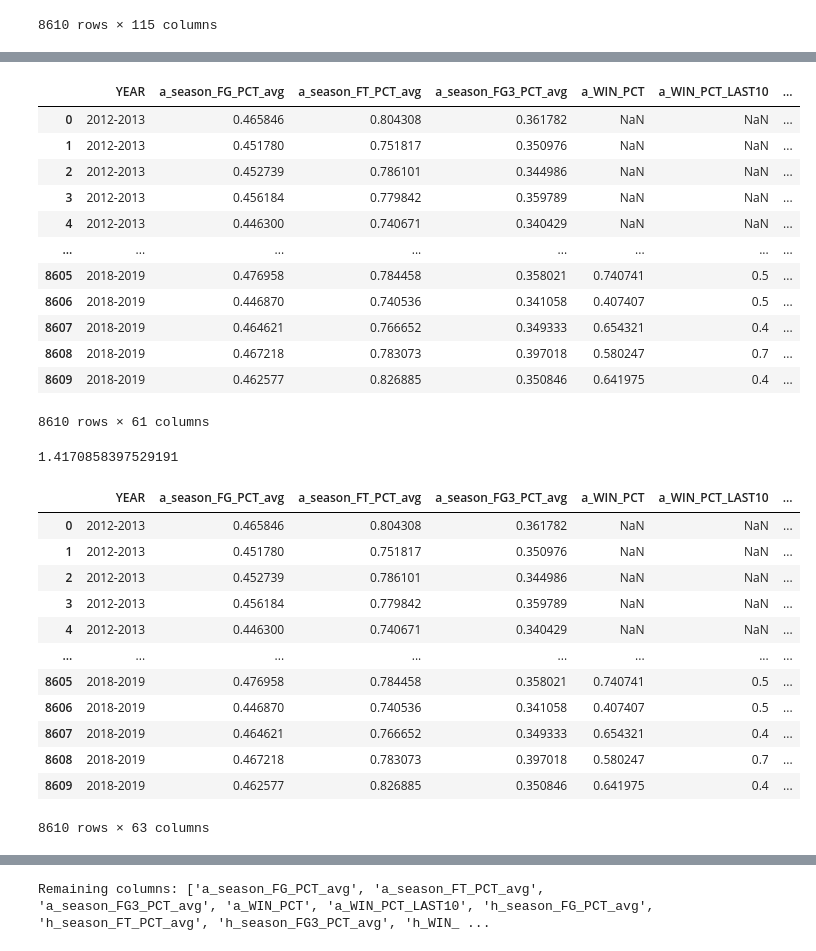
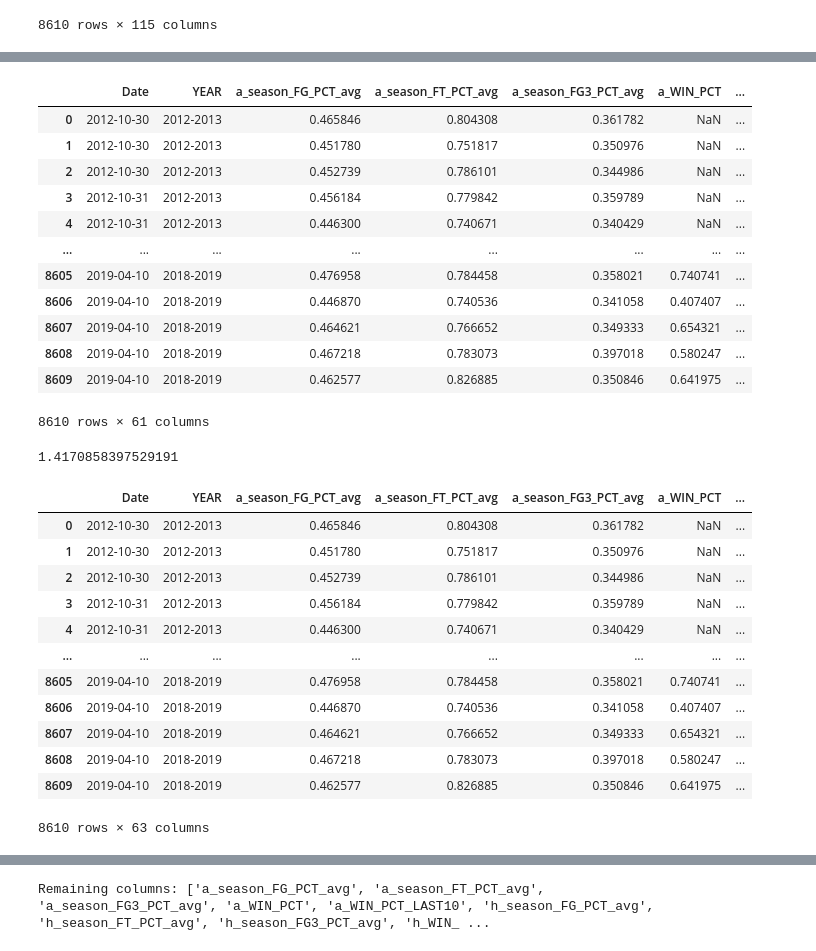
Before and after one commit to lathangregg/DL_project, a Jupyter notebook: notebooks/lathan2.ipynb, the cells around one changed output, grey strips where cells are left out. Cells and saved outputs as stored; diff of their text form; code cells hidden in the pictures.

```diff
--- a/notebooks/lathan2.ipynb
+++ b/notebooks/lathan2.ipynb
@@ -194,10 +174,10 @@ combined_df
 # %%
 columns_to_drop = ['a_FG_PCT', 'a_FT_PCT','a_FG3_PCT', 'a_AST', 'a_REB', 'a_TOV','GAME_ID', 'h_FG_PCT',
                    'h_FT_PCT', 'h_FG3_PCT','h_AST', 'h_REB', 'h_TOV',
-                   'GAME_SEQUENCE', 'Date', 'a_index', 'a_TEAM_ID','h_TEAM_ID', 'a_TEAM_WINS_LOSSES',
+                   'GAME_SEQUENCE', 'a_index', 'a_TEAM_ID','h_TEAM_ID', 'a_TEAM_WINS_LOSSES',
                   'h_TEAM_WINS_LOSSES', 'IS_PLAYOFF_GAME', 'h_index', 'HOME_WIN', 'a_SEASON_GAMES_PLAYED', 'h_SEASON_GAMES_PLAYED',
                   'a_WINS', 'a_LOSSES', 'h_WINS', 'a_SEASON_GAMES_PLAYED', 'h_SEASON_GAMES_PLAYED', 'a_season_PTS_lag', 'a_season_AST_lag',
-                  'a_season_REB_lag', 'a_season_TOV_lag', 'h_season_PTS_lag', 'h_season_AST_lag', 'h_season_REB_lag', 'h_season_TOV_lag', 'GameId',
+                  'a_season_REB_lag', 'a_season_TOV_lag', 'h_season_PTS_lag', 'h_season_AST_lag', 'h_season_REB_lag', 'h_season_TOV_lag',
                   'h_Date', 'h_Team', 'h_OppTeam', 'h_TeamId', 'h_YEAR', 'h_Result', 'h_Total', 'a_Date', 'a_Team', 'a_OppTeam', 'a_TeamId', 'a_YEAR', 'a_Result']
 combined_df = combined_df.drop(columns=columns_to_drop)
 combined_df
@@ -236,20 +216,20 @@ combined_df
 # %%
-cols_to_drop = ['h_PTS', 'a_PTS', 'h_LOSSES', 'h_Spread', 'Total', 'a_Spread']
+cols_to_drop = ['h_PTS', 'a_PTS', 'h_LOSSES', 'h_Spread', 'Total', 'a_Spread', 'a_Pts', 'h_Pts']
 combined_df = combined_df.drop(columns=cols_to_drop)
 combined_df
 # %% [output]
-|  | YEAR | a_season_FG_PCT_avg | a_season_FT_PCT_avg | a_season_FG3_PCT_avg | a_WIN_PCT | a_WIN_PCT_LAST10 | ... |
-| 0 | 2012-2013 | 0.465846 | 0.804308 | 0.361782 | NaN | NaN | ... |
-| 1 | 2012-2013 | 0.451780 | 0.751817 | 0.350976 | NaN | NaN | ... |
-| 2 | 2012-2013 | 0.452739 | 0.786101 | 0.344986 | NaN | NaN | ... |
-| 3 | 2012-2013 | 0.456184 | 0.779842 | 0.359789 | NaN | NaN | ... |
-| 4 | 2012-2013 | 0.446300 | 0.740671 | 0.340429 | NaN | NaN | ... |
+|  | Date | YEAR | a_season_FG_PCT_avg | a_season_FT_PCT_avg | a_season_FG3_PCT_avg | a_WIN_PCT | ... |
+| 0 | 2012-10-30 | 2012-2013 | 0.465846 | 0.804308 | 0.361782 | NaN | ... |
+| 1 | 2012-10-30 | 2012-2013 | 0.451780 | 0.751817 | 0.350976 | NaN | ... |
+| 2 | 2012-10-30 | 2012-2013 | 0.452739 | 0.786101 | 0.344986 | NaN | ... |
+| 3 | 2012-10-31 | 2012-2013 | 0.456184 | 0.779842 | 0.359789 | NaN | ... |
+| 4 | 2012-10-31 | 2012-2013 | 0.446300 | 0.740671 | 0.340429 | NaN | ... |
 | ... | ... | ... | ... | ... | ... | ... | ... |
-| 8605 | 2018-2019 | 0.476958 | 0.784458 | 0.358021 | 0.740741 | 0.5 | ... |
-| 8606 | 2018-2019 | 0.446870 | 0.740536 | 0.341058 | 0.407407 | 0.5 | ... |
-| 8607 | 2018-2019 | 0.464621 | 0.766652 | 0.349333 | 0.654321 | 0.4 | ... |
-| 8608 | 2018-2019 | 0.467218 | 0.783073 | 0.397018 | 0.580247 | 0.7 | ... |
-| 8609 | 2018-2019 | 0.462577 | 0.826885 | 0.350846 | 0.641975 | 0.4 | ... |
+| 8605 | 2019-04-10 | 2018-2019 | 0.476958 | 0.784458 | 0.358021 | 0.740741 | ... |
+| 8606 | 2019-04-10 | 2018-2019 | 0.446870 | 0.740536 | 0.341058 | 0.407407 | ... |
+| 8607 | 2019-04-10 | 2018-2019 | 0.464621 | 0.766652 | 0.349333 | 0.654321 | ... |
+| 8608 | 2019-04-10 | 2018-2019 | 0.467218 | 0.783073 | 0.397018 | 0.580247 | ... |
+| 8609 | 2019-04-10 | 2018-2019 | 0.462577 | 0.826885 | 0.350846 | 0.641975 | ... |
 8610 rows × 61 columns
 # %%
 def moneyline_to_probability(odds):
@@ -284,17 +264,17 @@ combined_df['h_PublicFavorability'].mean()
 # %%
 combined_df
 # %% [output]
-|  | YEAR | a_season_FG_PCT_avg | a_season_FT_PCT_avg | a_season_FG3_PCT_avg | a_WIN_PCT | a_WIN_PCT_LAST10 | ... |
-| 0 | 2012-2013 | 0.465846 | 0.804308 | 0.361782 | NaN | NaN | ... |
-| 1 | 2012-2013 | 0.451780 | 0.751817 | 0.350976 | NaN | NaN | ... |
-| 2 | 2012-2013 | 0.452739 | 0.786101 | 0.344986 | NaN | NaN | ... |
-| 3 | 2012-2013 | 0.456184 | 0.779842 | 0.359789 | NaN | NaN | ... |
-| 4 | 2012-2013 | 0.446300 | 0.740671 | 0.340429 | NaN | NaN | ... |
+|  | Date | YEAR | a_season_FG_PCT_avg | a_season_FT_PCT_avg | a_season_FG3_PCT_avg | a_WIN_PCT | ... |
+| 0 | 2012-10-30 | 2012-2013 | 0.465846 | 0.804308 | 0.361782 | NaN | ... |
+| 1 | 2012-10-30 | 2012-2013 | 0.451780 | 0.751817 | 0.350976 | NaN | ... |
+| 2 | 2012-10-30 | 2012-2013 | 0.452739 | 0.786101 | 0.344986 | NaN | ... |
+| 3 | 2012-10-31 | 2012-2013 | 0.456184 | 0.779842 | 0.359789 | NaN | ... |
+| 4 | 2012-10-31 | 2012-2013 | 0.446300 | 0.740671 | 0.340429 | NaN | ... |
 | ... | ... | ... | ... | ... | ... | ... | ... |
-| 8605 | 2018-2019 | 0.476958 | 0.784458 | 0.358021 | 0.740741 | 0.5 | ... |
-| 8606 | 2018-2019 | 0.446870 | 0.740536 | 0.341058 | 0.407407 | 0.5 | ... |
-| 8607 | 2018-2019 | 0.464621 | 0.766652 | 0.349333 | 0.654321 | 0.4 | ... |
-| 8608 | 2018-2019 | 0.467218 | 0.783073 | 0.397018 | 0.580247 | 0.7 | ... |
-| 8609 | 2018-2019 | 0.462577 | 0.826885 | 0.350846 | 0.641975 | 0.4 | ... |
+| 8605 | 2019-04-10 | 2018-2019 | 0.476958 | 0.784458 | 0.358021 | 0.740741 | ... |
+| 8606 | 2019-04-10 | 2018-2019 | 0.446870 | 0.740536 | 0.341058 | 0.407407 | ... |
+| 8607 | 2019-04-10 | 2018-2019 | 0.464621 | 0.766652 | 0.349333 | 0.654321 | ... |
+| 8608 | 2019-04-10 | 2018-2019 | 0.467218 | 0.783073 | 0.397018 | 0.580247 | ... |
+| 8609 | 2019-04-10 | 2018-2019 | 0.462577 | 0.826885 | 0.350846 | 0.641975 | ... |
 8610 rows × 63 columns
 # %%
```
Also changed, not shown: parts of 46 cells of this notebook.
